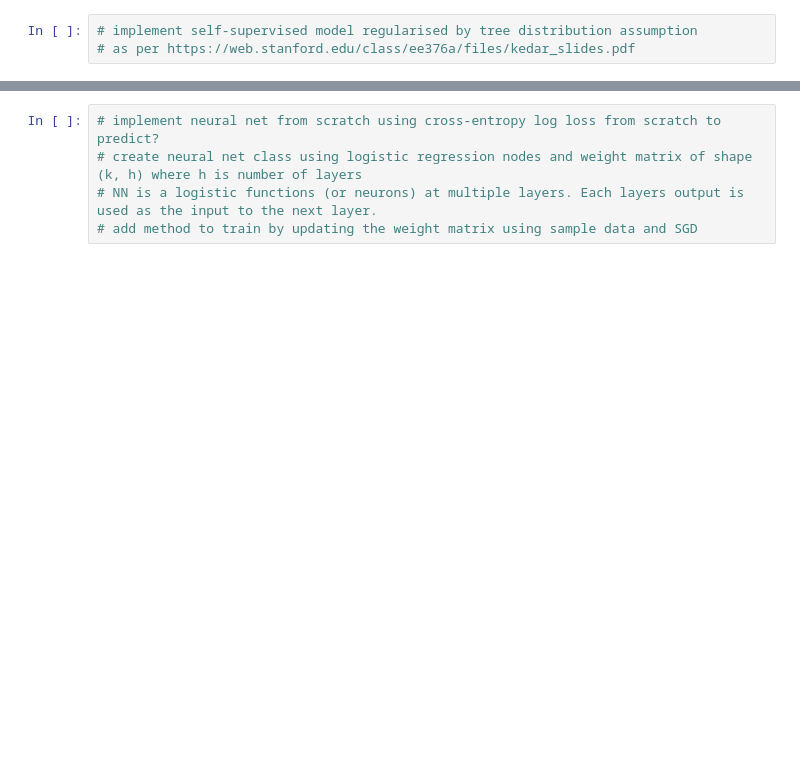
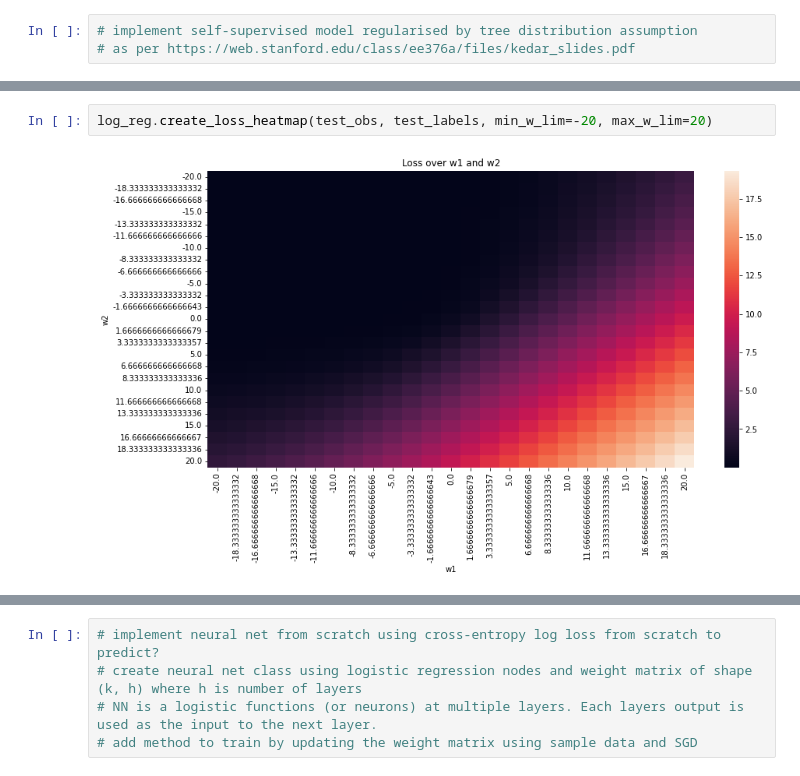
Before and after one commit to olwflynn/Learning, a Jupyter notebook: Components of autonomous intelligence.ipynb, the cells around one changed output, grey strips where cells are left out. Saved outputs shown, nothing was run; the diff lists cells and outputs as text; blank space fills up the shorter version.

```diff
--- a/Components of autonomous intelligence.ipynb
+++ b/Components of autonomous intelligence.ipynb
@@ -180,0 +368,4 @@ predicted prob dist:
+# %%
+log_reg.create_loss_heatmap(test_obs, test_labels, min_w_lim=-20, max_w_lim=20)
+# %% [output]
+[figure, added]
```
Also changed, not shown: parts of 38 cells of this notebook, 1 other file.
